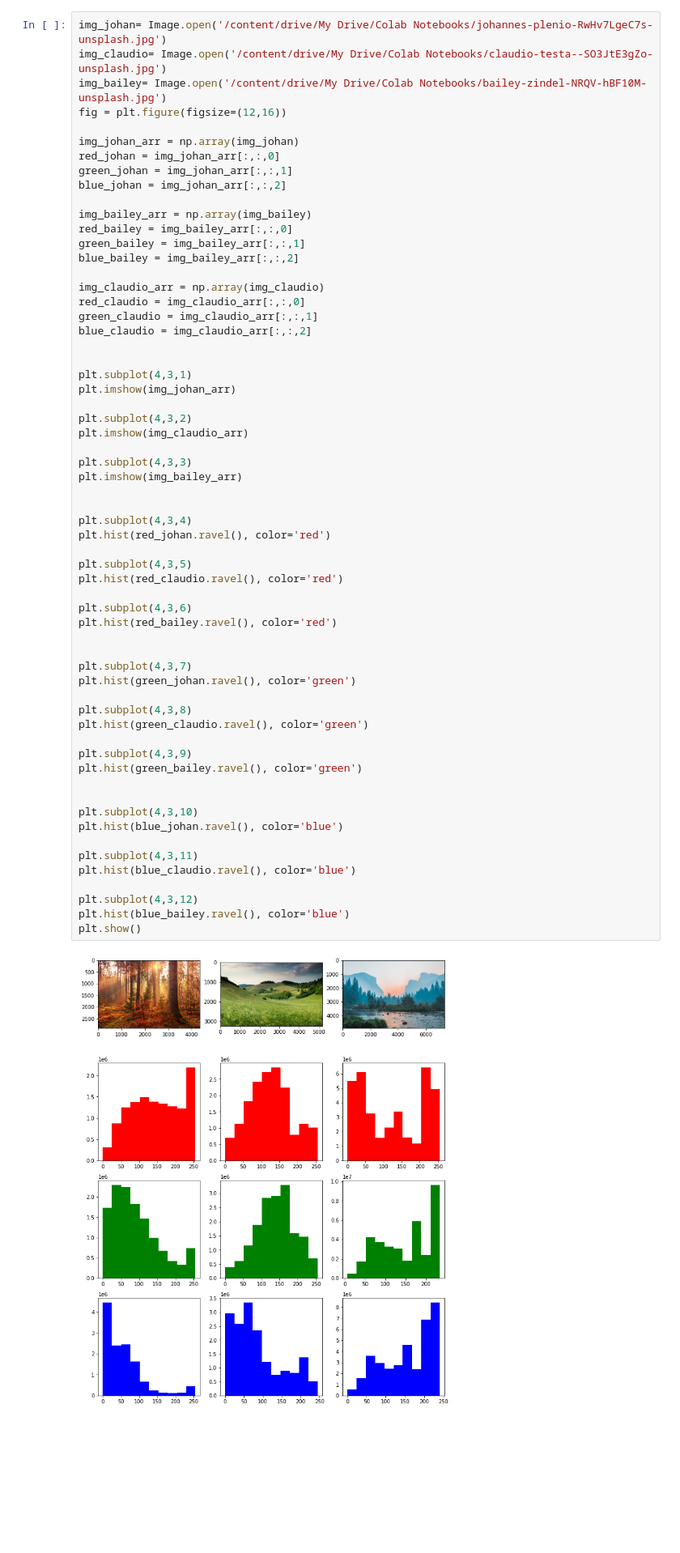
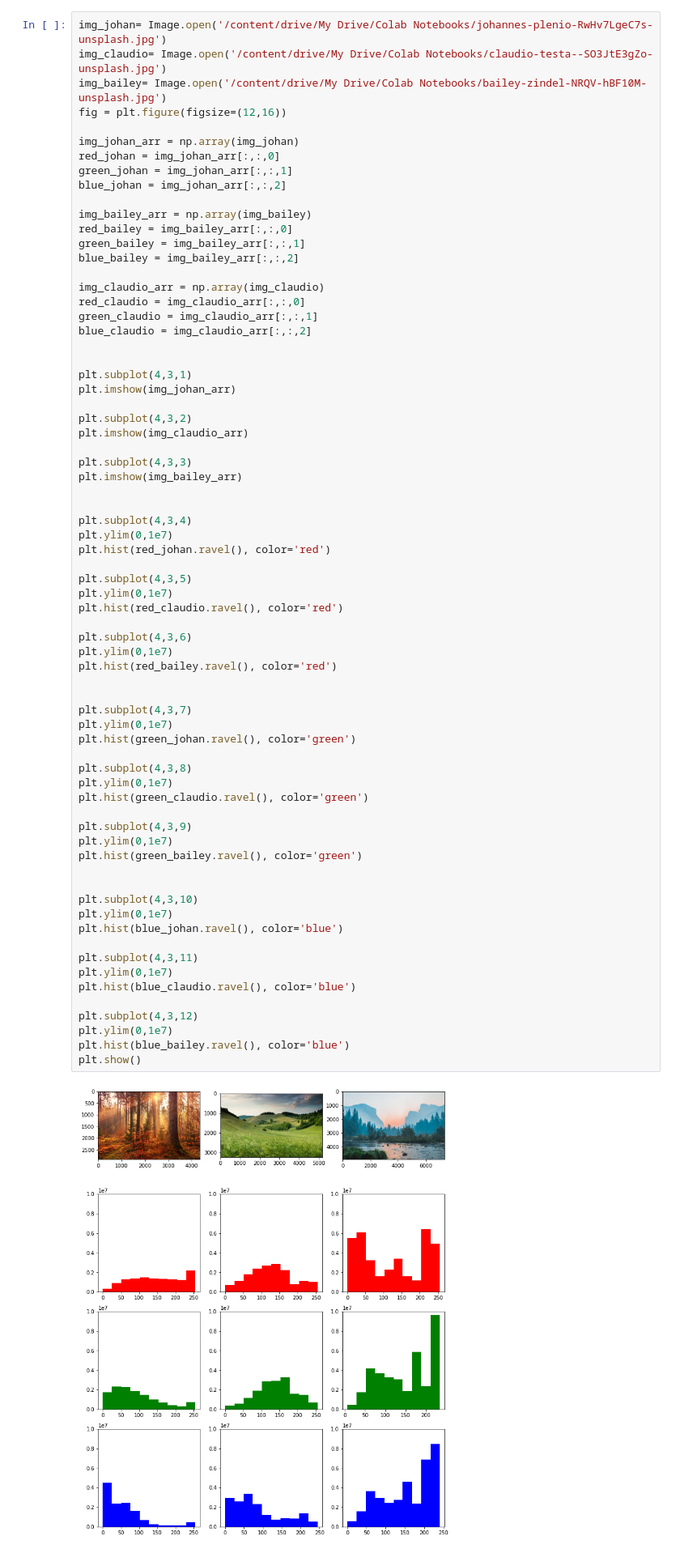
Before and after one commit to RodrigoCCG/labs, a Jupyter notebook: code_02.ipynb, the cells around one changed output. Shown: that part at 81% size. Saved outputs shown, nothing was run; the diff lists cells and outputs as text; blank space fills up the shorter version.

```diff
--- a/code_02.ipynb
+++ b/code_02.ipynb
@@ -61,36 +61,45 @@ plt.imshow(img_bailey_arr)
 
 
 plt.subplot(4,3,4)
+plt.ylim(0,1e7)
 plt.hist(red_johan.ravel(), color='red')
 
 plt.subplot(4,3,5)
+plt.ylim(0,1e7)
 plt.hist(red_claudio.ravel(), color='red')
 
 plt.subplot(4,3,6)
+plt.ylim(0,1e7)
 plt.hist(red_bailey.ravel(), color='red')
 
 
 plt.subplot(4,3,7)
+plt.ylim(0,1e7)
 plt.hist(green_johan.ravel(), color='green')
 
 plt.subplot(4,3,8)
+plt.ylim(0,1e7)
 plt.hist(green_claudio.ravel(), color='green')
 
 plt.subplot(4,3,9)
+plt.ylim(0,1e7)
 plt.hist(green_bailey.ravel(), color='green')
 
 
 plt.subplot(4,3,10)
+plt.ylim(0,1e7)
 plt.hist(blue_johan.ravel(), color='blue')
 
 plt.subplot(4,3,11)
+plt.ylim(0,1e7)
 plt.hist(blue_claudio.ravel(), color='blue')
 
 plt.subplot(4,3,12)
+plt.ylim(0,1e7)
 plt.hist(blue_bailey.ravel(), color='blue')
 plt.show()
 # %% [output]
-[figure, old version]
+[figure, new version]
 # %% [markdown]
 Olhando para os gráficos gerados, discorram comparando os resultados.
 # %% [markdown]
```
Also changed, not shown: parts of 3 cells of this notebook.
